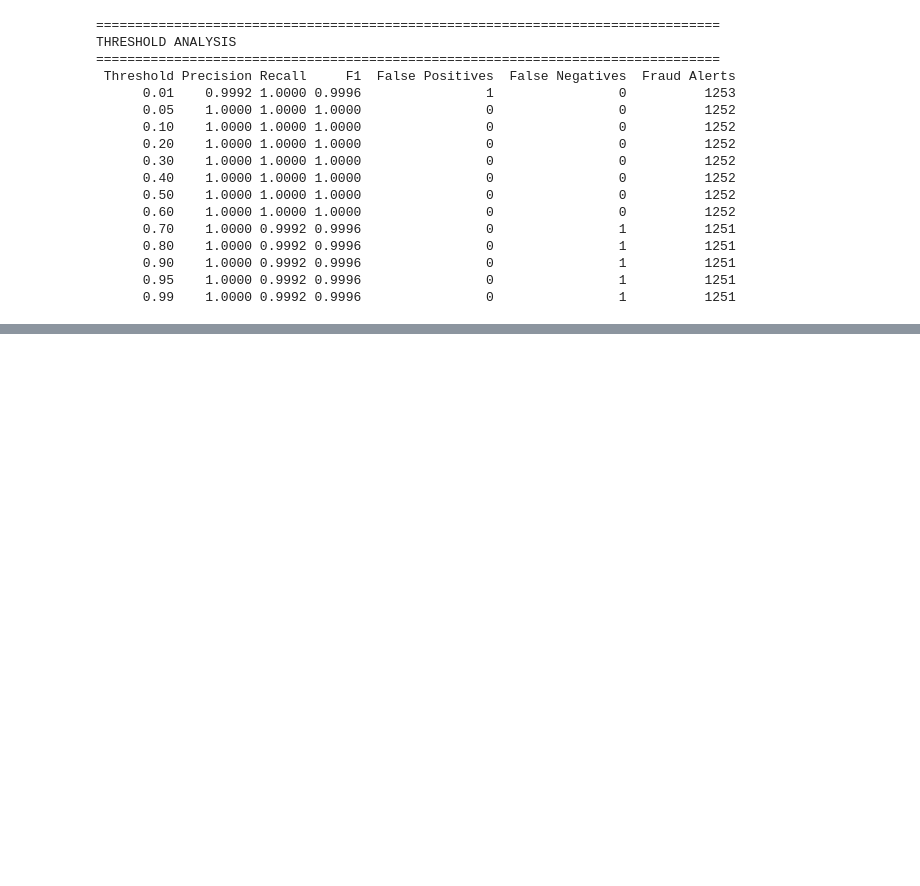
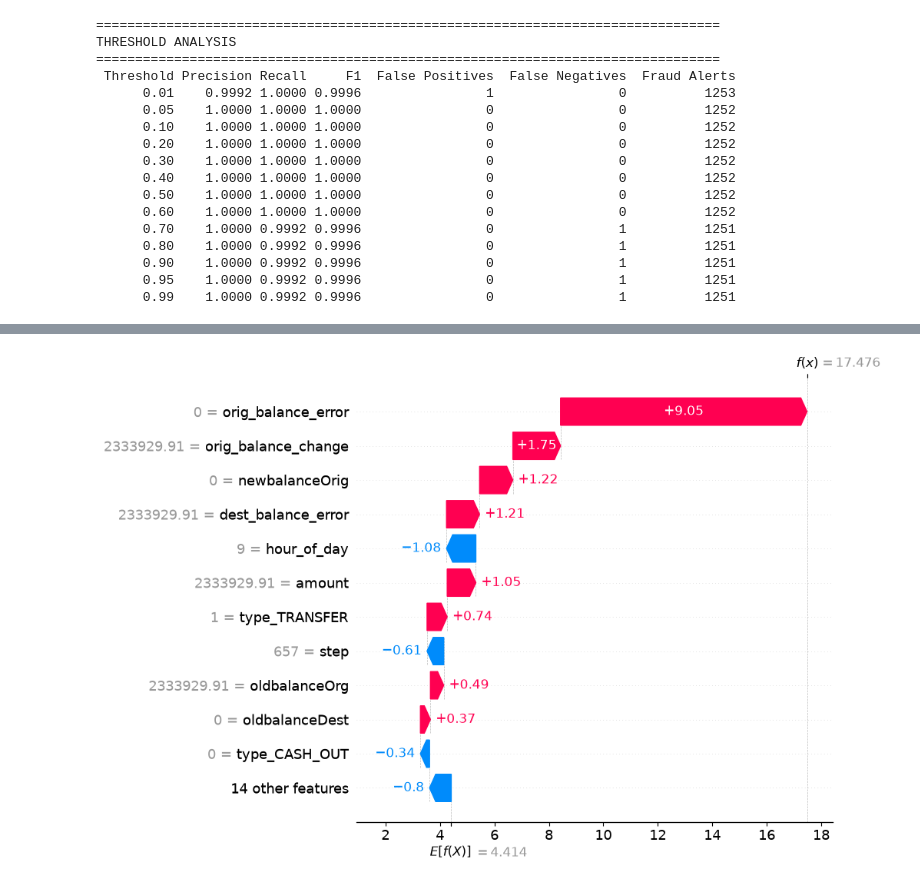
Before and after one commit to dawit-hopes/aI-financial-crime-intelligence, a Jupyter notebook: src/notebooks/o1_eda copy.ipynb, the cells around one changed output, grey strips where cells are left out. Drawn from its saved outputs; the diff is of its cells as text; code cells hidden in the pictures; blank space fills up the shorter version.

```diff
--- a/src/notebooks/o1_eda copy.ipynb
+++ b/src/notebooks/o1_eda copy.ipynb
@@ -1600,0 +1689,76 @@ THRESHOLD ANALYSIS
+# %%
+# ============================================================
+# INDIVIDUAL FRAUD EXPLANATION
+# ============================================================
+
+# Find a fraudulent transaction in the SHAP sample
+fraud_indices = X_shap.index[y_test.loc[X_shap.index] == 1]
+
+# Select the first fraud transaction
+fraud_idx = fraud_indices[0]
+
+# Position of this transaction inside X_shap
+fraud_position = X_shap.index.get_loc(fraud_idx)
+
+print("=" * 70)
+print("TRANSACTION EXPLANATION")
+print("=" * 70)
+
+print(f"\nTransaction index: {fraud_idx}")
+
+print("\nActual class:")
+print(y_test.loc[fraud_idx])
+
+print("\nPredicted fraud probability:")
+print(y_test_proba[X_test.index.get_loc(fraud_idx)])
+
+print("\nTransaction features:")
+print(
+    X_test.loc[fraud_idx]
+    .sort_index()
+)
+
+
+# ============================================================
+# SHAP CONTRIBUTIONS
+# ============================================================
+
+transaction_shap = pd.DataFrame({
+    "Feature": X_shap.columns,
+    "Feature_Value": X_shap.iloc[fraud_position].values,
+    "SHAP_Value": shap_values[fraud_position]
+})
+
+transaction_shap["Absolute_SHAP"] = (
+    transaction_shap["SHAP_Value"].abs()
+)
+
+transaction_shap = (
+    transaction_shap
+    .sort_values("Absolute_SHAP", ascending=False)
+    .reset_index(drop=True)
+)
+
+print("\n" + "=" * 70)
+print("TOP FEATURES DRIVING THIS PREDICTION")
+print("=" * 70)
+
+print(
+    transaction_shap.head(10).to_string(index=False)
+)
+
+
+# ============================================================
+# WATERFALL PLOT
+# ============================================================
+
+shap.plots.waterfall(
+    shap.Explanation(
+        values=shap_values[fraud_position],
+        base_values=explainer.expected_value,
+        data=X_shap.iloc[fraud_position].values,
+        feature_names=X_shap.columns
+    ),
+    max_display=12
+)
+# %% [output]
@@ -1600,0 +1782 @@ THRESHOLD ANALYSIS
+[figure, added]
```
Also changed, not shown: parts of 5 cells of this notebook, 2 other files.
